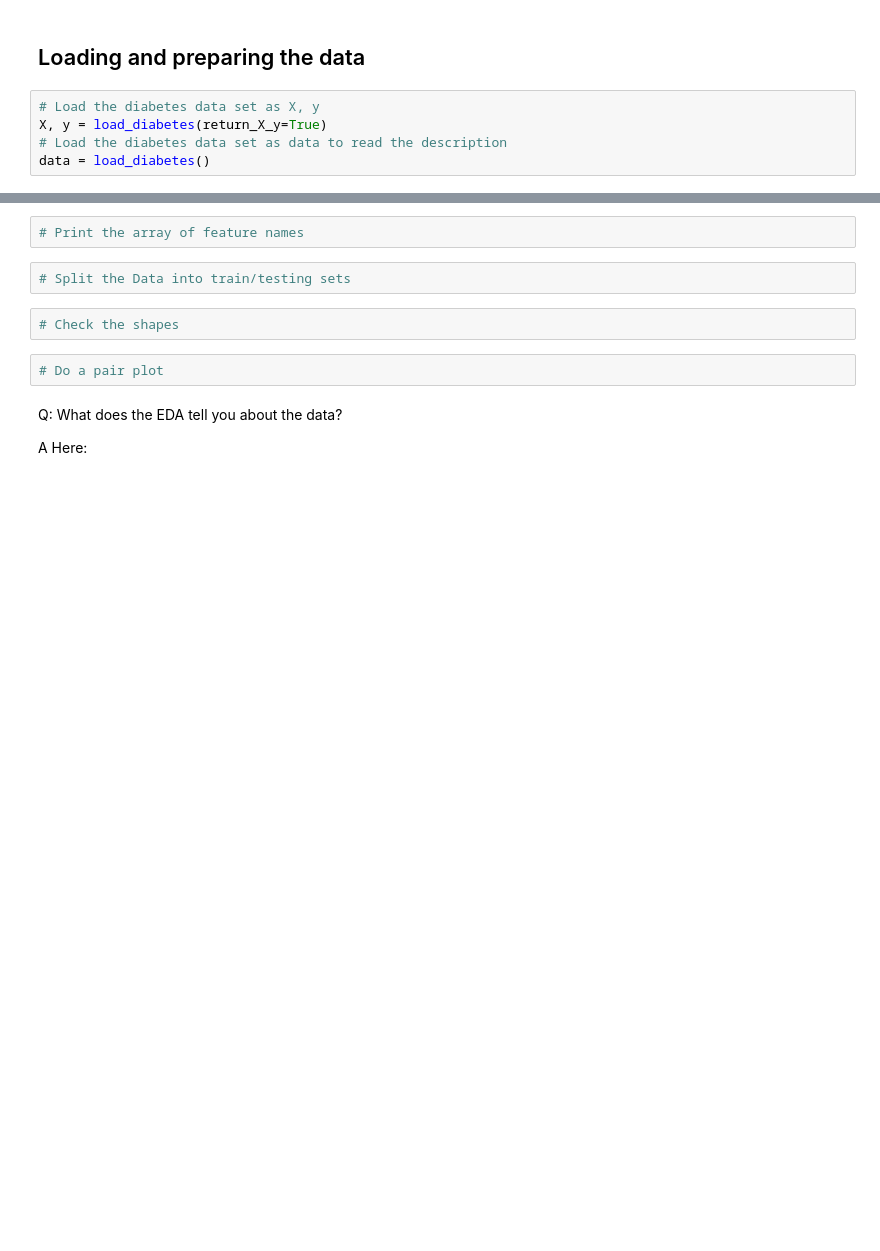
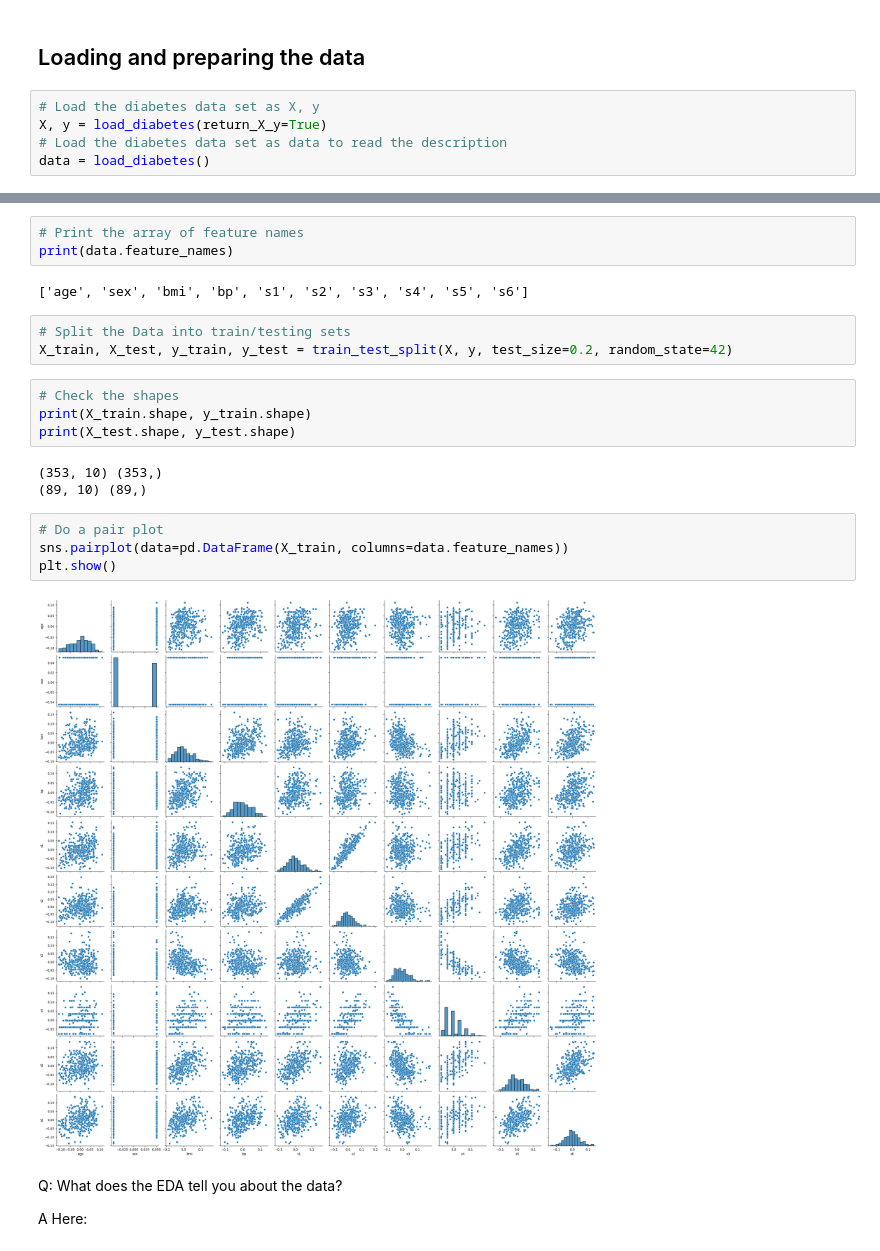
Before and after one commit to sumaiya008/feature-slection-comparison_sumaiya008, a Jupyter notebook: dsei2100s23hw4p3-feature-selection.ipynb, the cells around one changed output, grey strips where cells are left out. Drawn from its saved outputs; the diff is of its cells as text; blank space fills up the shorter version.

Commit message:
pairplot

```diff
--- a/dsei2100s23hw4p3-feature-selection.ipynb
+++ b/dsei2100s23hw4p3-feature-selection.ipynb
@@ -58,11 +78,24 @@ data = load_diabetes()
 # %%
 # Print the array of feature names
+print(data.feature_names)
+# %% [output]
+['age', 'sex', 'bmi', 'bp', 's1', 's2', 's3', 's4', 's5', 's6']
 # %%
 # Split the Data into train/testing sets
+X_train, X_test, y_train, y_test = train_test_split(X, y, test_size=0.2, random_state=42)
 # %%
 # Check the shapes
+print(X_train.shape, y_train.shape)
+print(X_test.shape, y_test.shape)
+# %% [output]
+(353, 10) (353,)
+(89, 10) (89,)
 # %%
 # Do a pair plot
+sns.pairplot(data=pd.DataFrame(X_train, columns=data.feature_names))
+plt.show()
+# %% [output]
+[figure, added]
 # %% [markdown]
 Q: What does the EDA tell you about the data?
 
```
Also changed, not shown: parts of 2 cells of this notebook.
